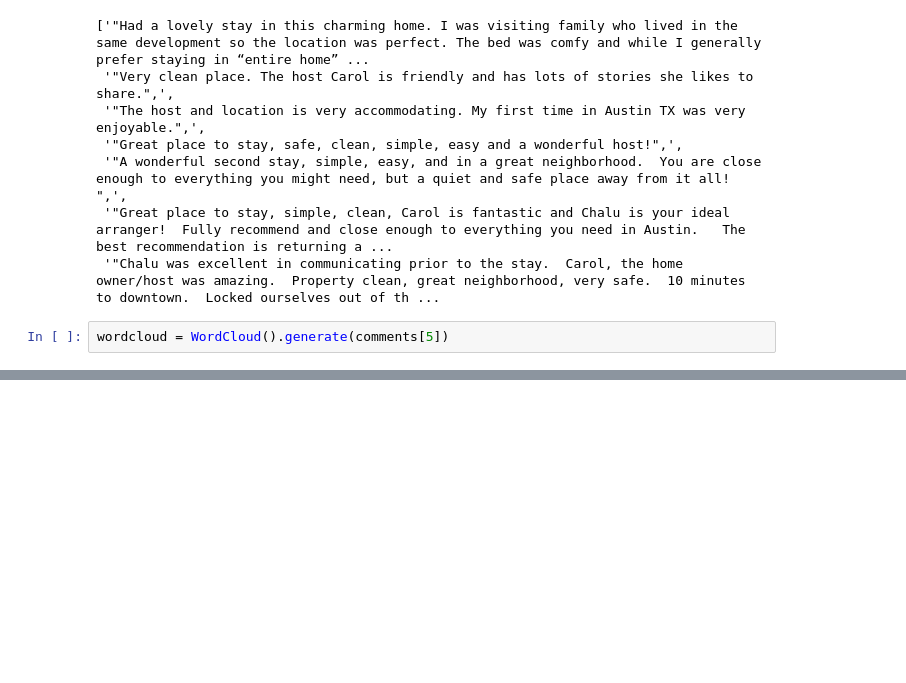
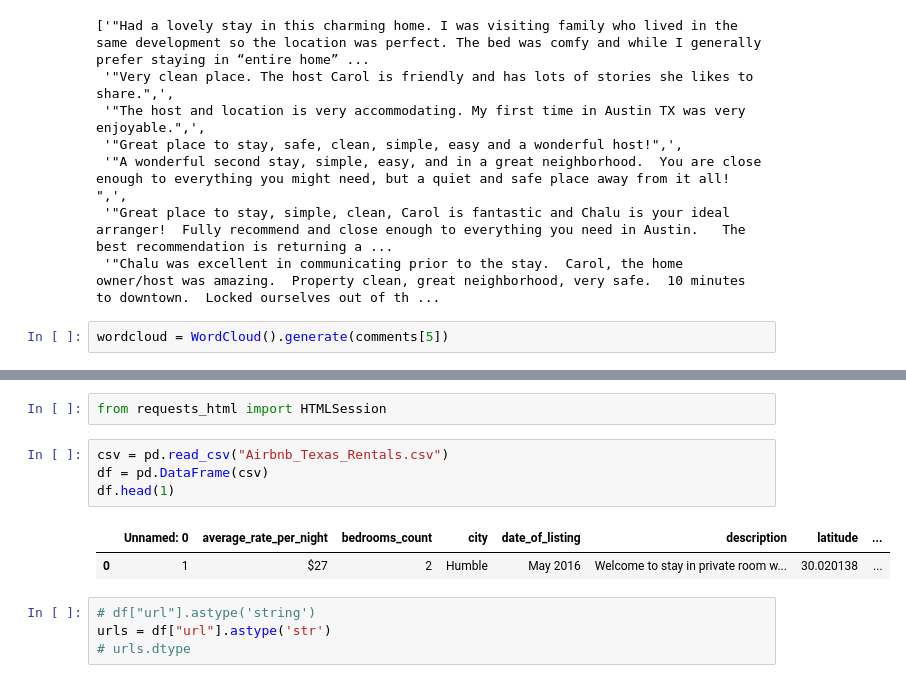
Before and after one commit to RCate/Project--One-, a Jupyter notebook: WordCloud_reviews.ipynb, the cells around one changed output, grey strips where cells are left out. Drawn from its saved outputs; the diff is of its cells as text; blank space fills up the shorter version.

Commit message:
Code and output of the reviews from the Airbnb_Texas_Rentals.csv. Opted just to get a sample and not run all of the urls.

```diff
--- a/WordCloud_reviews.ipynb
+++ b/WordCloud_reviews.ipynb
@@ -63,0 +67,13 @@ plt.axis("off")
+# %%
+from requests_html import HTMLSession
+# %%
+csv = pd.read_csv("Airbnb_Texas_Rentals.csv")
+df = pd.DataFrame(csv)
+df.head(1)
+# %% [output]
+|  | Unnamed: 0 | average_rate_per_night | bedrooms_count | city | date_of_listing | description | latitude | ... |
+| 0 | 1 | $27 | 2 | Humble | May 2016 | Welcome to stay in private room w... | 30.020138 | ... |
+# %%
+# df["url"].astype('string')
+urls = df["url"].astype('str')
+# urls.dtype
```
Also changed, not shown: parts of 11 cells of this notebook, 2 other files.
